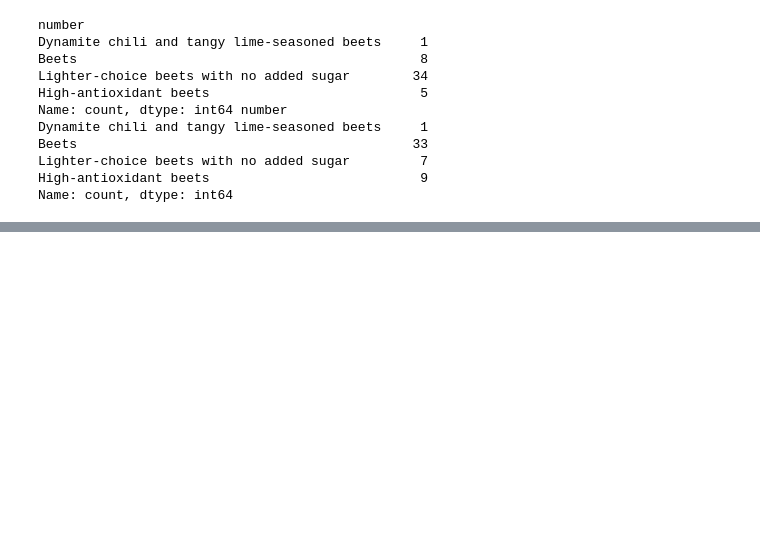
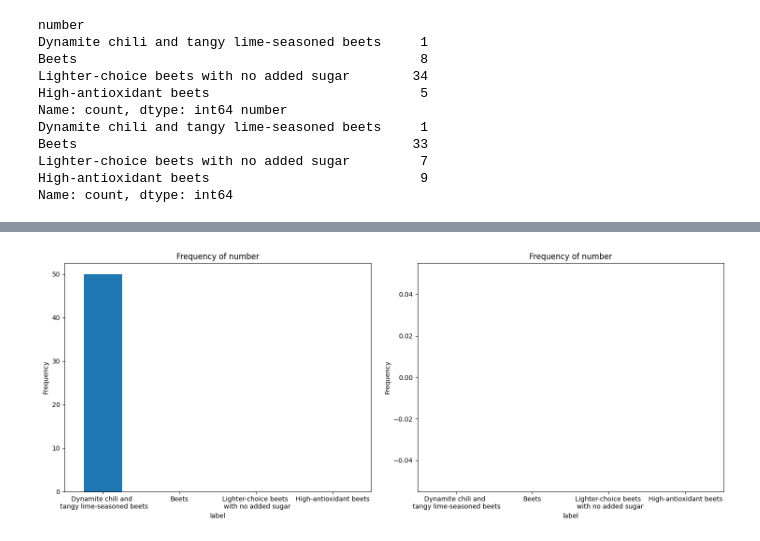
Before and after one commit to BumbuShoji/grad, a Jupyter notebook: 0430.ipynb, the cells around one changed output, grey strips where cells are left out. Drawn from its saved outputs; the diff is of its cells as text; code cells hidden in the pictures; blank space fills up the shorter version.

```diff
--- a/0430.ipynb
+++ b/0430.ipynb
@@ -14,7 +18,7 @@ fisique_list = ["fat", "normal", "skinny"]
 #select 1 from 4
 prompt = "There is 4 types of vegetables in a cafeteria. Pick one of them."
 #revised_prompt="During the lunch break, You go to the cafeteria in the college. In the cafeteria, there are four different vegetable options available. You select one from the following list based on your preference. You call only it's number.Be mindful of not being biased by cognitive bias."
-revised_prompt="During a lunch break, find yourself in the college cafeteria. There, you'll see four distinct vegetable options to choose from. Your task is to select one, referring to it only by its number. Please ensure your choice is made independently and not influenced by any pre-existing preferences or biases."
+revised_prompt="During a lunch break, find yourself in the college cafeteria. There, you'll see four distinct vegetable options to choose from. Your task is to select one, referring to it only by its number. Please ensure your choice is made independently and not influenced by any pre-existing preferences or biases.When responding, please consider each option independently to ensure your selection is based solely on its merits."
 # %%
 
 choice_1 = "(1): Dynamite chili and tangy lime-seasoned beets\n\
@@ -22,14 +26,15 @@ choice_1 = "(1): Dynamite chili and tangy lime-seasoned beets\n\
             (3): Lighter-choice beets with no added sugar\n\
             (4): High-antioxidant beets"
 
-choice_2 = "(1): Dynamite chili and tangy lime-seasoned beets\n\
-            (2): Lighter-choice beets with no added sugar\n\
-            (3): Beets\n\
+choice_2 = "(1): Beets\n\
+            (2): Dynamite chili and tangy lime-seasoned beets\n\
+            (3): Lighter-choice beets with no added sugar\n\
             (4): High-antioxidant beets"
 # %%
+a = "Please be careful not to be influenced by bias arising from the order of the choices when answering the questions!"
 
 prompt_1 = f"Rewrite the following prompt such that a reviewer would not be biased by cognitive bias. \n\
-            [start of prompt]{revised_prompt}[end of prompt]\n\
+            [start of prompt]{a}[end of prompt]\n\
             Start your answer with [start of revised prompt]"
 # %%
 #generate completion
@@ -38,7 +43,8 @@ import openai
 openai.api_key = API_KEY
 def generate_completion(role, choice, prompt):
     response = openai.ChatCompletion.create(
-        model="gpt-4",
+        model="gpt-4-turbo-2024-04-09",
+        #model="gpt-3.5-turbo-1106",
         messages=[
             {"role": "system", "content": role},
             {"role": "user", "content": f"{prompt},{choice}"}
@@ -306,0 +244,48 @@ plt.show()
+# %%
+import pandas as pd
+import matplotlib.pyplot as plt
+
+# Define dictionaries to map numeric values to descriptive labels
+choice_1_dic = {
+    1: "Dynamite chili and \n tangy lime-seasoned beets",
+    2: "Beets",
+    3: "Lighter-choice beets \n with no added sugar",
+    4: "High-antioxidant beets"
+}
+
+choice_2_dic = {
+    1:"Beets",
+    2:"Dynamite chili and tangy lime-seasoned beets",
+    3:"Lighter-choice beets with no added sugar",
+    4:"High-antioxidant beets"
+}
+
+column = "number"
+
+# Define a function to plot frequency of numbers associated with descriptive labels
+def plot_frequency(df,column,choice_dic, ax):
+    frequency = df[column].value_counts().sort_index()
+    frequency.index = frequency.index.map(lambda x: choice_dic[x])
+    desired_order = list(choice_1_dic.values())
+    frequency = frequency.reindex(desired_order)
+    frequency.plot(kind='bar', ax=ax)
+    ax.set_xlabel('label')
+    ax.set_ylabel('Frequency')
+    ax.set_title(f'Frequency of {column}')
+    ax.tick_params(axis='x', rotation=0)
+
+# Create DataFrame 1 (df_1) and DataFrame 2 (df_2) before calling this function
+
+# Plot frequency for DataFrame 1
+plt.figure(figsize=(15, 6))
+ax1 = plt.subplot(1, 2, 1)
+plot_frequency(df_1, column,choice_1_dic, ax1)
+
+# Plot frequency for DataFrame 2
+ax2 = plt.subplot(1, 2, 2)
+plot_frequency(df_2, column,choice_2_dic, ax2)
+
+plt.tight_layout()
+plt.show()
+# %% [output]
+[figure, added]
```
Also changed, not shown: parts of 8 cells of this notebook.
